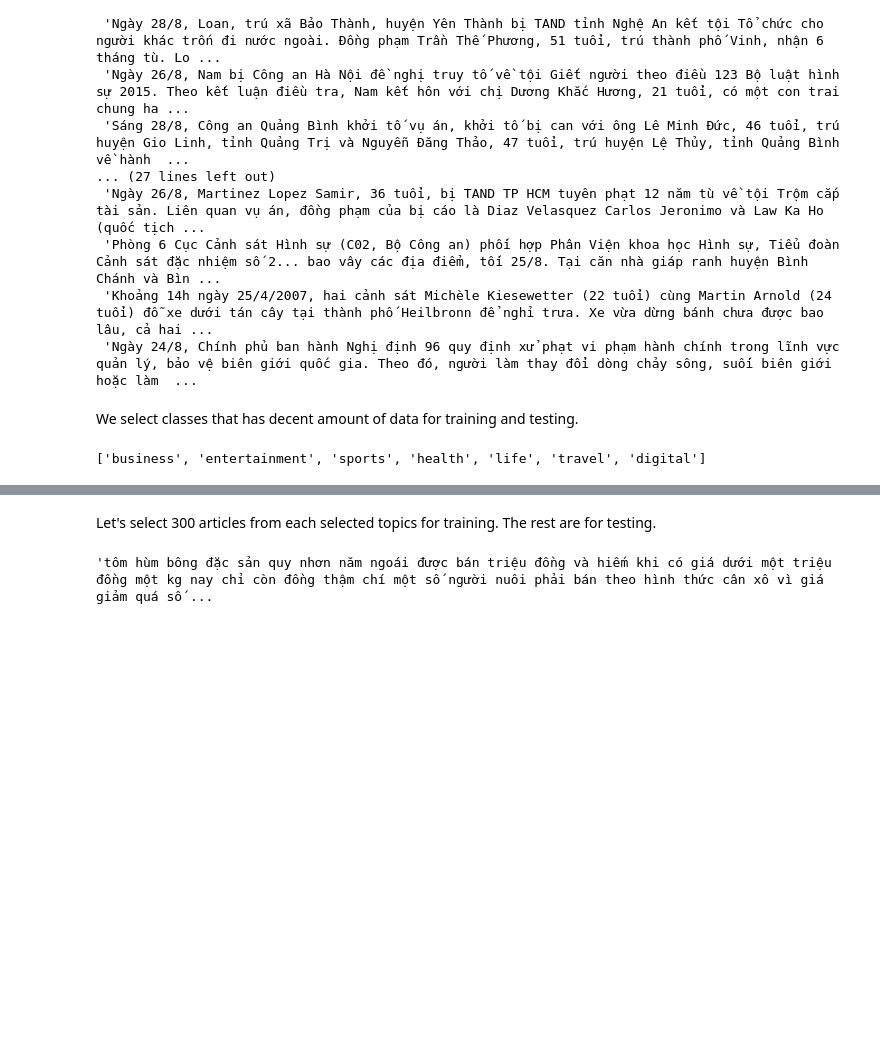
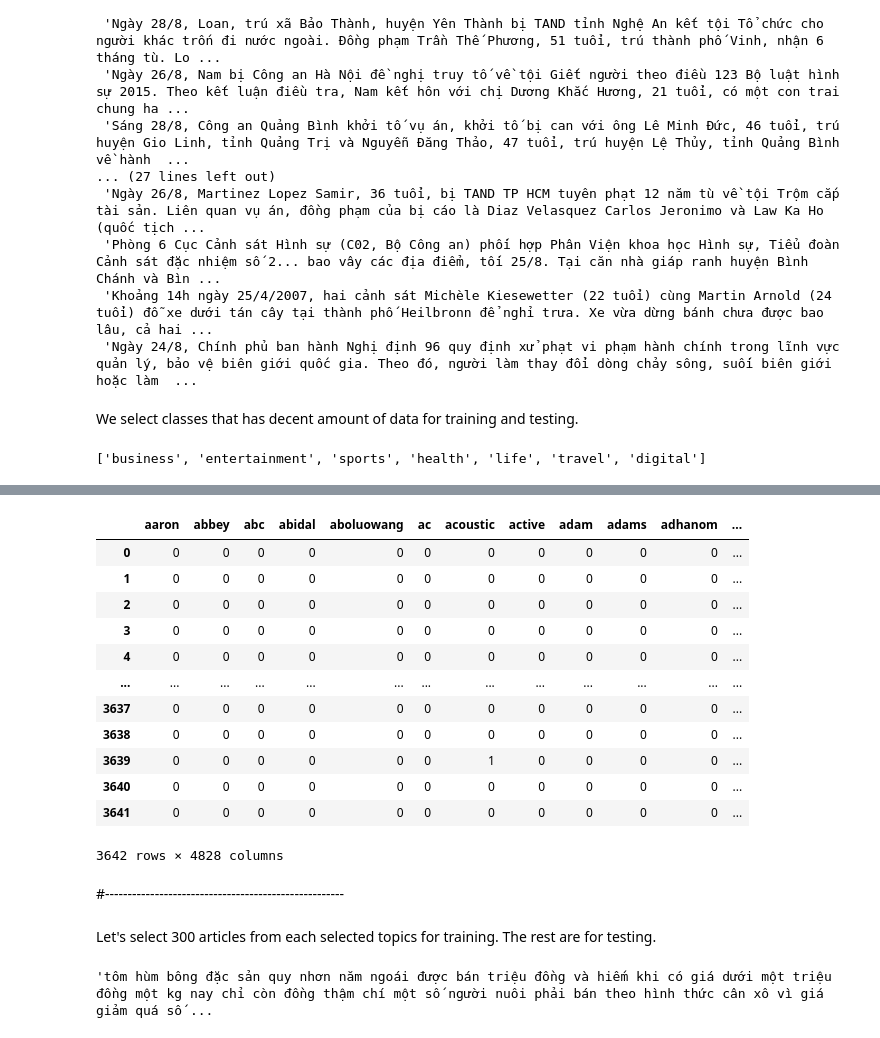
Before and after one commit to tiendatngcs/NLP, a Jupyter notebook: 2_Data_cleaning_Vietnamese_news_topic_classifier.ipynb, the cells around one changed output, grey strips where cells are left out. Saved outputs shown, nothing was run; the diff lists cells and outputs as text; code cells hidden in the pictures; blank space fills up the shorter version.

```diff
--- a/2_Data_cleaning_Vietnamese_news_topic_classifier.ipynb
+++ b/2_Data_cleaning_Vietnamese_news_topic_classifier.ipynb
@@ -90,0 +100,11 @@ stop_words = v_stop_words + e_stop_words
+# %%
+# create bag of words.
+articles = []
+label = []
+for key, value in selected_corpus_dict.items():
+  articles = articles + value
+  label = label + [key]*len(value)
+articles = map(clean_text, articles)
+# %%
+count_vectorizer = feature_extraction.text.CountVectorizer(stop_words=stop_words, min_df=6)
+dtm = count_vectorizer.fit_transform(articles)
@@ -90,0 +135,20 @@ stop_words = v_stop_words + e_stop_words
+# %%
+final_df = pd.DataFrame(data=dtm.toarray(), columns=count_vectorizer.get_feature_names())
+# %%
+final_df["label"] = label
+# %%
+final_df
+# %% [output]
+|  | aaron | abbey | abc | abidal | aboluowang | ac | acoustic | active | adam | adams | adhanom | ... |
+| 0 | 0 | 0 | 0 | 0 | 0 | 0 | 0 | 0 | 0 | 0 | 0 | ... |
+| 1 | 0 | 0 | 0 | 0 | 0 | 0 | 0 | 0 | 0 | 0 | 0 | ... |
+| 2 | 0 | 0 | 0 | 0 | 0 | 0 | 0 | 0 | 0 | 0 | 0 | ... |
+| 3 | 0 | 0 | 0 | 0 | 0 | 0 | 0 | 0 | 0 | 0 | 0 | ... |
+| 4 | 0 | 0 | 0 | 0 | 0 | 0 | 0 | 0 | 0 | 0 | 0 | ... |
+| ... | ... | ... | ... | ... | ... | ... | ... | ... | ... | ... | ... | ... |
+| 3637 | 0 | 0 | 0 | 0 | 0 | 0 | 0 | 0 | 0 | 0 | 0 | ... |
+| 3638 | 0 | 0 | 0 | 0 | 0 | 0 | 0 | 0 | 0 | 0 | 0 | ... |
+| 3639 | 0 | 0 | 0 | 0 | 0 | 0 | 1 | 0 | 0 | 0 | 0 | ... |
+| 3640 | 0 | 0 | 0 | 0 | 0 | 0 | 0 | 0 | 0 | 0 | 0 | ... |
+| 3641 | 0 | 0 | 0 | 0 | 0 | 0 | 0 | 0 | 0 | 0 | 0 | ... |
+3642 rows × 4828 columns
@@ -91,3 +158,5 @@ stop_words = v_stop_words + e_stop_words
+# %% [markdown]
+#-----------------------------------------------------
 # %%
 def train_test_split(corpus_dict: dict,
                      train_size: int,
```
Also changed, not shown: parts of 4 cells of this notebook.
